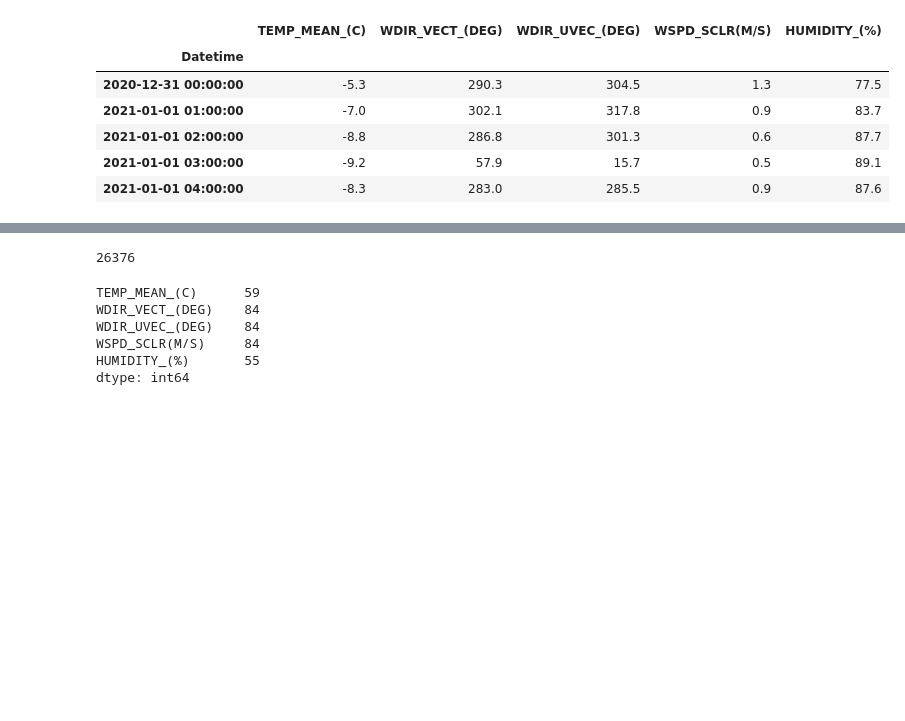
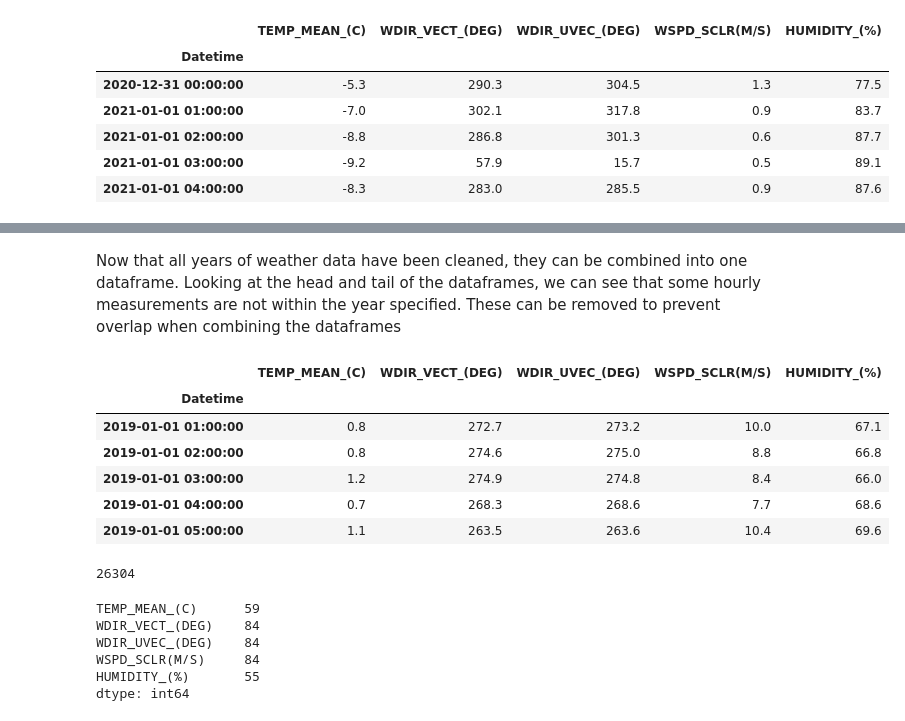
Before and after one commit to mirandadoris/CIV1498_Project2_Pythoneers, a Jupyter notebook: 1-Data_cleaning/Weather_Data_Cleaning.ipynb, the cells around one changed output, grey strips where cells are left out. Drawn from its saved outputs; the diff is of its cells as text; code cells hidden in the pictures; blank space fills up the shorter version.

```diff
--- a/1-Data_cleaning/Weather_Data_Cleaning.ipynb
+++ b/1-Data_cleaning/Weather_Data_Cleaning.ipynb
@@ -106,9 +117,36 @@ weather_data.head()
+# %% [markdown]
+Now that all years of weather data have been cleaned, they can be combined into one dataframe.
+Looking at the head and tail of the dataframes, we can see that some hourly measurements are not within the year specified.
+These can be removed to prevent overlap when combining the dataframes
+# %%
+# Remove any hourly measurements that are not part of the year to prevent overlap when combining dataframes
+# Filter data between two dates
+weather_data_2019 = weather_data_2019.loc[(weather_data_2019.index >= '2019-01-01')
+                                          & (weather_data_2019.index < '2020-01-01')]
+weather_data_2020 = weather_data_2020.loc[(weather_data_2020.index >= '2020-01-01')
+                                          & (weather_data_2020.index < '2021-01-01')]
+weather_data_2021 = weather_data_2021.loc[(weather_data_2021.index >= '2021-01-01')
+                                          & (weather_data_2021.index < '2022-01-01')]
+
+# Combine all yearly dataframes into one dataframe for the entire period
+weather_data = pd.concat([weather_data_2019, weather_data_2020, weather_data_2021], axis=0)
+
+# view dataframe
+weather_data.head()
+# %% [output]
+|  | TEMP_MEAN_(C) | WDIR_VECT_(DEG) | WDIR_UVEC_(DEG) | WSPD_SCLR(M/S) | HUMIDITY_(%) |
+| Datetime |  |  |  |  |  |
+| 2019-01-01 01:00:00 | 0.8 | 272.7 | 273.2 | 10.0 | 67.1 |
+| 2019-01-01 02:00:00 | 0.8 | 274.6 | 275.0 | 8.8 | 66.8 |
+| 2019-01-01 03:00:00 | 1.2 | 274.9 | 274.8 | 8.4 | 66.0 |
+| 2019-01-01 04:00:00 | 0.7 | 268.3 | 268.6 | 7.7 | 68.6 |
+| 2019-01-01 05:00:00 | 1.1 | 263.5 | 263.6 | 10.4 | 69.6 |
 # %%
 # Assess the dataframe for any missing values
 print(len(weather_data))
 weather_data.isnull().sum()
 # %% [output]
-26376
+26304
 TEMP_MEAN_(C)      59
 WDIR_VECT_(DEG)    84
 WDIR_UVEC_(DEG)    84
```
Also changed, not shown: parts of 10 cells of this notebook.
